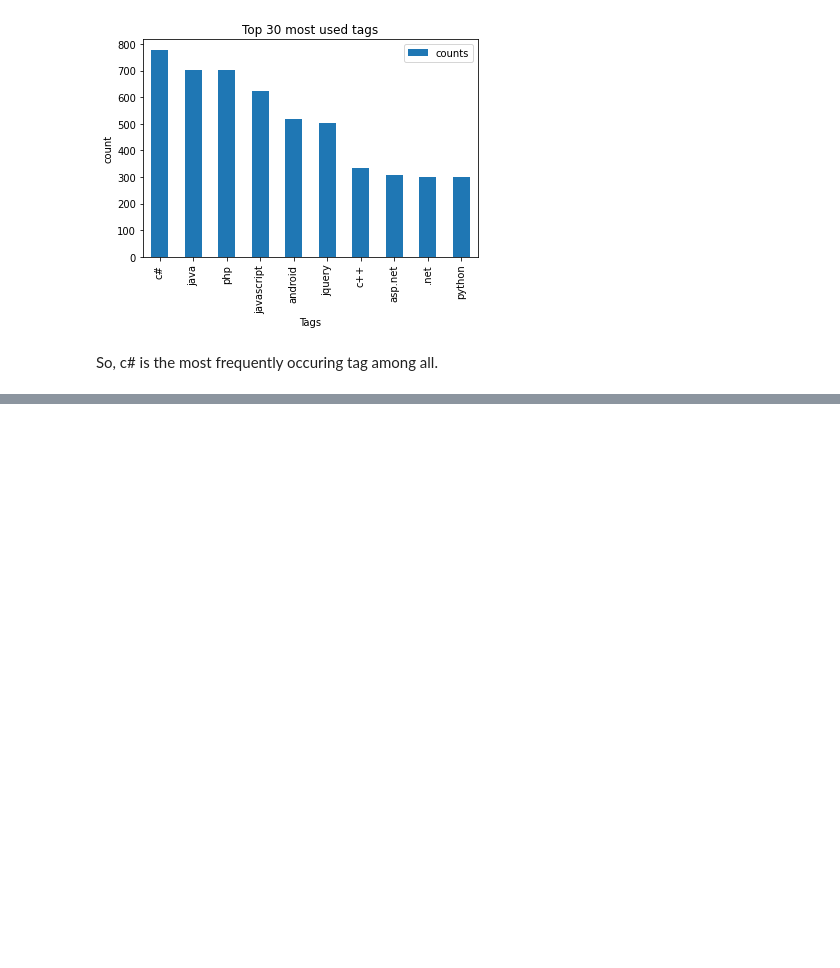
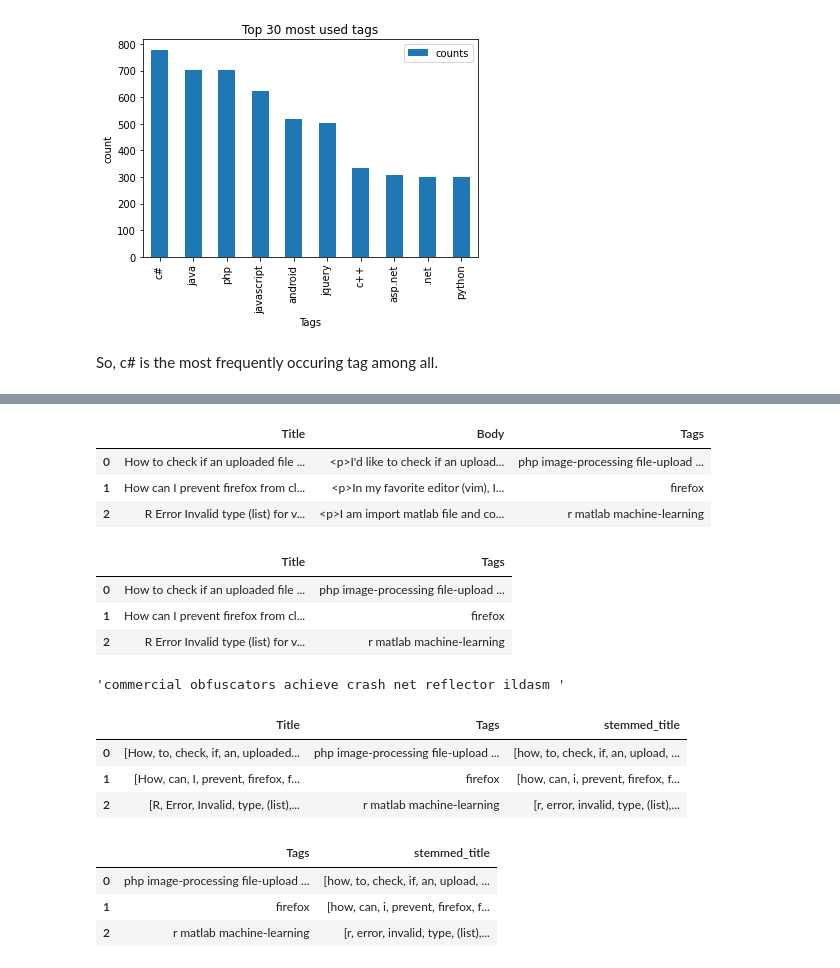
Before and after one commit to pranzalkhadka/StackExchange_Tags_Prediction, a Jupyter notebook: Tags_Prediction.ipynb, the cells around one changed output, grey strips where cells are left out. Saved outputs shown, nothing was run; the diff lists cells and outputs as text; code cells hidden in the pictures; blank space fills up the shorter version.

```diff
--- a/Tags_Prediction.ipynb
+++ b/Tags_Prediction.ipynb
@@ -256,0 +272,15 @@ So, c# is the most frequently occuring tag among all.
+# %%
+data.head(3)
+# %% [output]
+|  | Title | Body | Tags |
+| 0 | How to check if an uploaded file ... | <p>I'd like to check if an upload... | php image-processing file-upload ... |
+| 1 | How can I prevent firefox from cl... | <p>In my favorite editor (vim), I... | firefox |
+| 2 | R Error Invalid type (list) for v... | <p>I am import matlab file and co... | r matlab machine-learning |
+# %%
+new_data = data.drop('Body',axis=1)
+new_data.head(3)
+# %% [output]
+|  | Title | Tags |
+| 0 | How to check if an uploaded file ... | php image-processing file-upload ... |
+| 1 | How can I prevent firefox from cl... | firefox |
+| 2 | R Error Invalid type (list) for v... | r matlab machine-learning |
@@ -256,0 +319,17 @@ So, c# is the most frequently occuring tag among all.
+# %%
+Preprocessed_data[10]
+# %% [output]
+'commercial obfuscators achieve crash net reflector ildasm '
+# %%
+stemmer = SnowballStemmer("english")
+# %%
+new_data['Title'] = new_data['Title'].str.split()
+# %%
+new_data['stemmed_title'] = new_data['Title'].apply(lambda x: [stemmer.stem(y) for y in x])
+# %%
+new_data.head(3)
+# %% [output]
+|  | Title | Tags | stemmed_title |
+| 0 | [How, to, check, if, an, uploaded... | php image-processing file-upload ... | [how, to, check, if, an, upload, ... |
+| 1 | [How, can, I, prevent, firefox, f... | firefox | [how, can, i, prevent, firefox, f... |
+| 2 | [R, Error, Invalid, type, (list),... | r matlab machine-learning | [r, error, invalid, type, (list),... |
@@ -256,0 +338,7 @@ So, c# is the most frequently occuring tag among all.
+# %%
+new_data.head(3)
+# %% [output]
+|  | Tags | stemmed_title |
+| 0 | php image-processing file-upload ... | [how, to, check, if, an, upload, ... |
+| 1 | firefox | [how, can, i, prevent, firefox, f... |
+| 2 | r matlab machine-learning | [r, error, invalid, type, (list),... |
```
Also changed, not shown: parts of 6 cells of this notebook.
